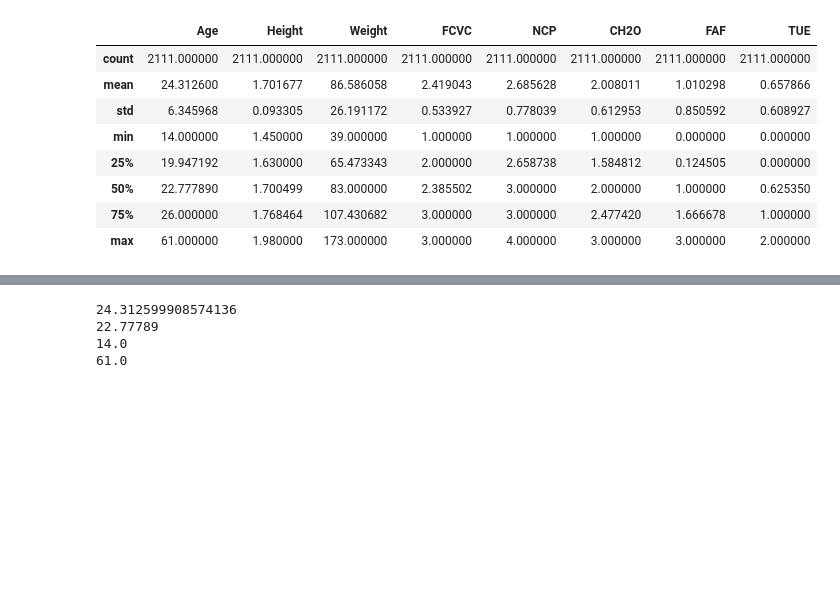
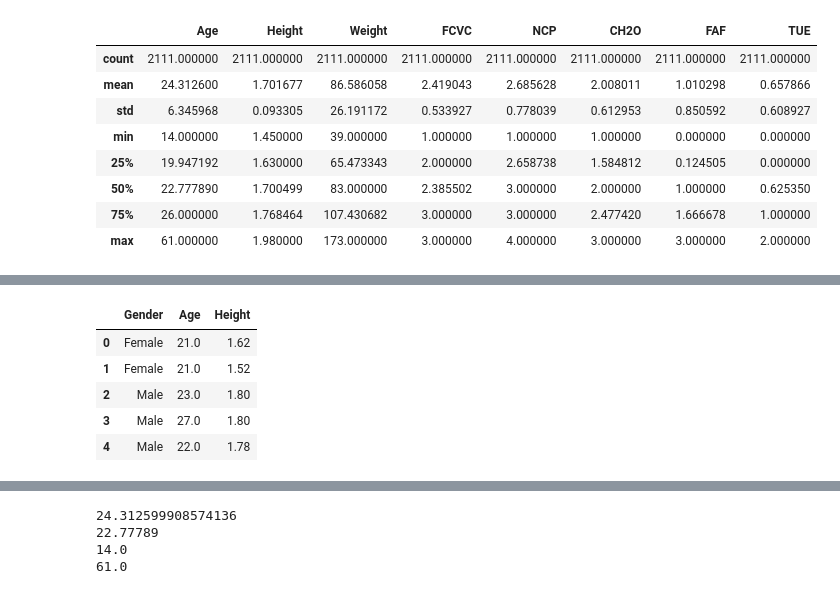
Before and after one commit to Adil-Eminagic/ML-2027, a Jupyter notebook: Week1/first_notebook.ipynb, the cells around one changed output, grey strips where cells are left out. Drawn from its saved outputs; the diff is of its cells as text; code cells hidden in the pictures; blank space fills up the shorter version.

```diff
--- a/Week1/first_notebook.ipynb
+++ b/Week1/first_notebook.ipynb
@@ -58,3 +51,14 @@ df.head()
+# %%
+filtered_df= df[['Gender','Age','Height']]
+# %%
+filtered_df.head()
+# %% [output]
+|  | Gender | Age | Height |
+| 0 | Female | 21.0 | 1.62 |
+| 1 | Female | 21.0 | 1.52 |
+| 2 | Male | 23.0 | 1.80 |
+| 3 | Male | 27.0 | 1.80 |
+| 4 | Male | 22.0 | 1.78 |
 # %%
 df.tail()
 # %% [output]
```
Also changed, not shown: parts of 2 cells of this notebook.
